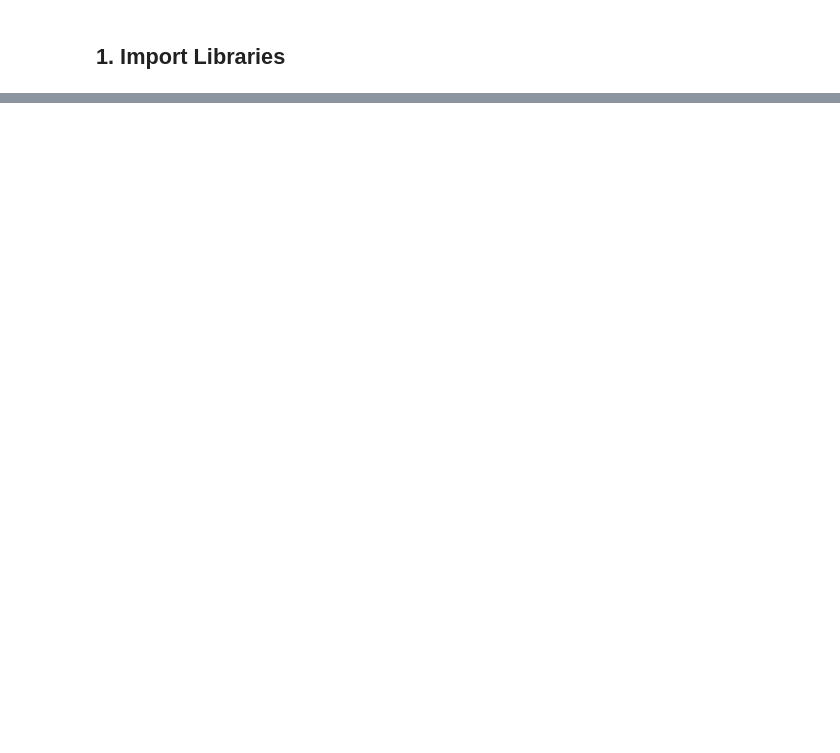
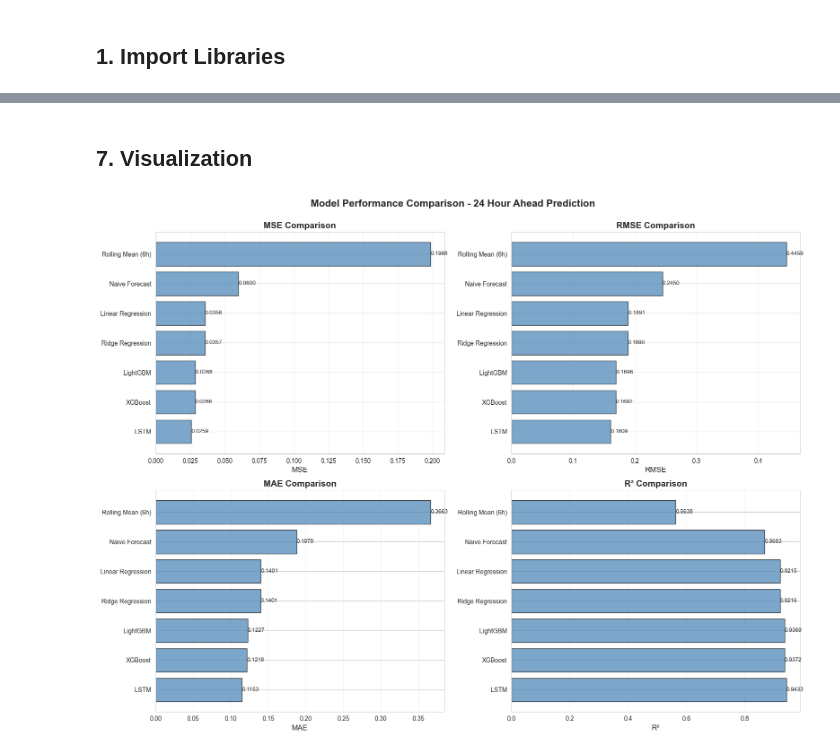
Before and after one commit to dniamsaard4codework/CPDSAI_Project, a Jupyter notebook: modelling.ipynb, the cells around one changed output, grey strips where cells are left out. Cells and saved outputs as stored; diff of their text form; code cells hidden in the pictures; blank space fills up the shorter version.

```diff
--- a/modelling.ipynb
+++ b/modelling.ipynb
@@ -1818,0 +275,12 @@ print("  ✓ Early stopping and learning rate scheduling")
+# %%
+# Standardize features for ML models
+scaler = StandardScaler()
+
+X_train_scaled = scaler.fit_transform(X_train)
+X_val_scaled = scaler.transform(X_val)
+X_test_scaled = scaler.transform(X_test)
+
+print("Feature scaling completed ✓")
+print(f"Train mean: {X_train_scaled.mean():.6f}, std: {X_train_scaled.std():.6f}")
+print(f"Val mean:   {X_val_scaled.mean():.6f}, std: {X_val_scaled.std():.6f}")
+print(f"Test mean:  {X_test_scaled.mean():.6f}, std: {X_test_scaled.std():.6f}")
@@ -1818,0 +562,31 @@ print("  ✓ Early stopping and learning rate scheduling")
+# %% [markdown]
+## 7. Visualization
+# %%
+# Visualize model comparison
+fig, axes = plt.subplots(2, 2, figsize=(16, 12))
+
+metrics = ['MSE', 'RMSE', 'MAE', 'R²']
+for idx, metric in enumerate(metrics):
+    row = idx // 2
+    col = idx % 2
+
+    data_sorted = comparison_df.sort_values(metric, ascending=(metric != 'R²'))
+
+    bars = axes[row, col].barh(data_sorted['Model'], data_sorted[metric],
+                                color='steelblue', alpha=0.7, edgecolor='black')
+    axes[row, col].set_xlabel(metric, fontsize=12)
+    axes[row, col].set_title(f'{metric} Comparison', fontsize=14, fontweight='bold')
+    axes[row, col].grid(True, alpha=0.3, axis='x')
+
+    # Add value labels
+    for bar in bars:
+        width = bar.get_width()
+        axes[row, col].text(width, bar.get_y() + bar.get_height()/2,
+                           f'{width:.4f}', ha='left', va='center', fontsize=9)
+
+plt.suptitle('Model Performance Comparison - 24 Hour Ahead Prediction',
+             fontsize=16, fontweight='bold', y=1.00)
+plt.tight_layout()
+plt.show()
+# %% [output]
+[figure, added]
```
Also changed, not shown: parts of 77 cells of this notebook, 6 other files.
